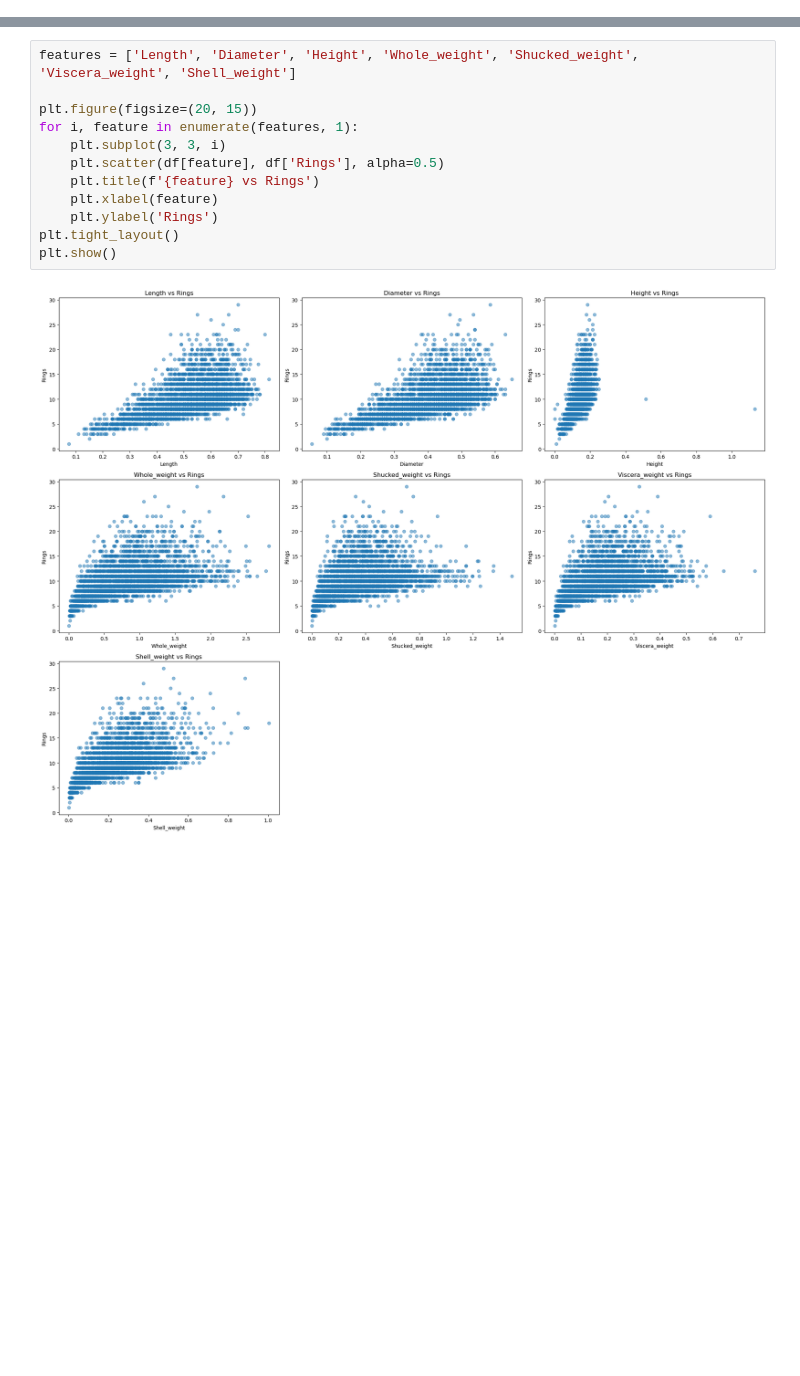
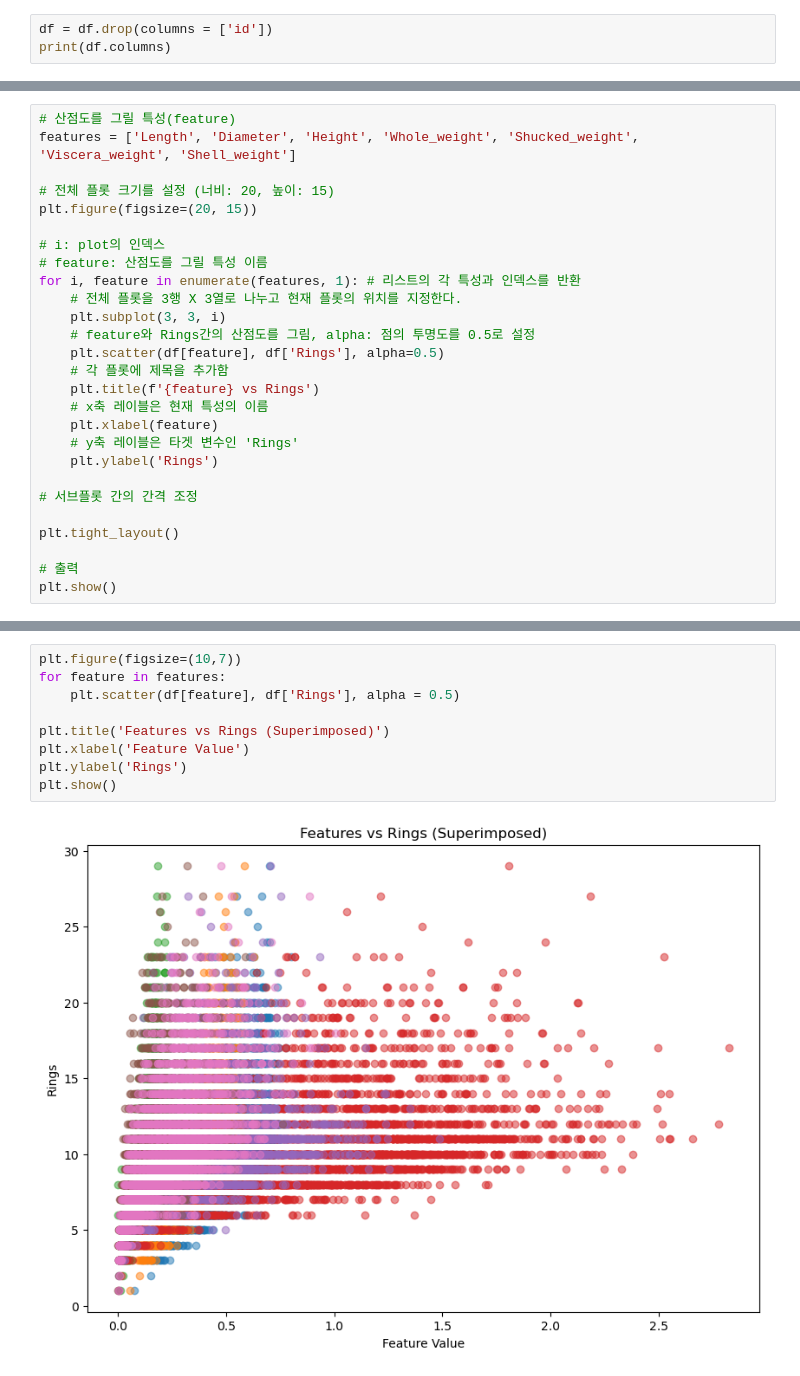
Before and after one commit to hidoKim/AI-Study, a Jupyter notebook: week3/ex2.ipynb, the cells around one changed output, grey strips where cells are left out. Drawn from its saved outputs; the diff is of its cells as text; blank space fills up the shorter version.

```diff
--- a/week3/ex2.ipynb
+++ b/week3/ex2.ipynb
@@ -53,0 +89,3 @@ y = encoded_df['Rings']
+# %%
+df = df.drop(columns = ['id'])
+print(df.columns)
@@ -147,0 +217,27 @@ Decision Tree:
+# %%
+# 산점도를 그릴 특성(feature)
+features = ['Length', 'Diameter', 'Height', 'Whole_weight', 'Shucked_weight', 'Viscera_weight', 'Shell_weight']
+
+# 전체 플롯 크기를 설정 (너비: 20, 높이: 15)
+plt.figure(figsize=(20, 15))
+
+# i: plot의 인덱스
+# feature: 산점도를 그릴 특성 이름
+for i, feature in enumerate(features, 1): # 리스트의 각 특성과 인덱스를 반환
+    # 전체 플롯을 3행 X 3열로 나누고 현재 플롯의 위치를 지정한다.
+    plt.subplot(3, 3, i)
+    # feature와 Rings간의 산점도를 그림, alpha: 점의 투명도를 0.5로 설정
+    plt.scatter(df[feature], df['Rings'], alpha=0.5)
+    # 각 플롯에 제목을 추가함
+    plt.title(f'{feature} vs Rings')
+    # x축 레이블은 현재 특성의 이름
+    plt.xlabel(feature)
+    # y축 레이블은 타겟 변수인 'Rings'
+    plt.ylabel('Rings')
+
+# 서브플롯 간의 간격 조정
+
+plt.tight_layout()
+
+# 출력
+plt.show()
@@ -148,14 +248,11 @@ Decision Tree:
 # %%
-features = ['Length', 'Diameter', 'Height', 'Whole_weight', 'Shucked_weight', 'Viscera_weight', 'Shell_weight']
+plt.figure(figsize=(10,7))
+for feature in features:
+    plt.scatter(df[feature], df['Rings'], alpha = 0.5)
 
-plt.figure(figsize=(20, 15))
-for i, feature in enumerate(features, 1):
-    plt.subplot(3, 3, i)
-    plt.scatter(df[feature], df['Rings'], alpha=0.5)
-    plt.title(f'{feature} vs Rings')
-    plt.xlabel(feature)
-    plt.ylabel('Rings')
-plt.tight_layout()
+plt.title('Features vs Rings (Superimposed)')
+plt.xlabel('Feature Value')
+plt.ylabel('Rings')
 plt.show()
 # %% [output]
-[figure, old version]
+[figure, new version]
```
Also changed, not shown: parts of 24 cells of this notebook, 15 other files.
